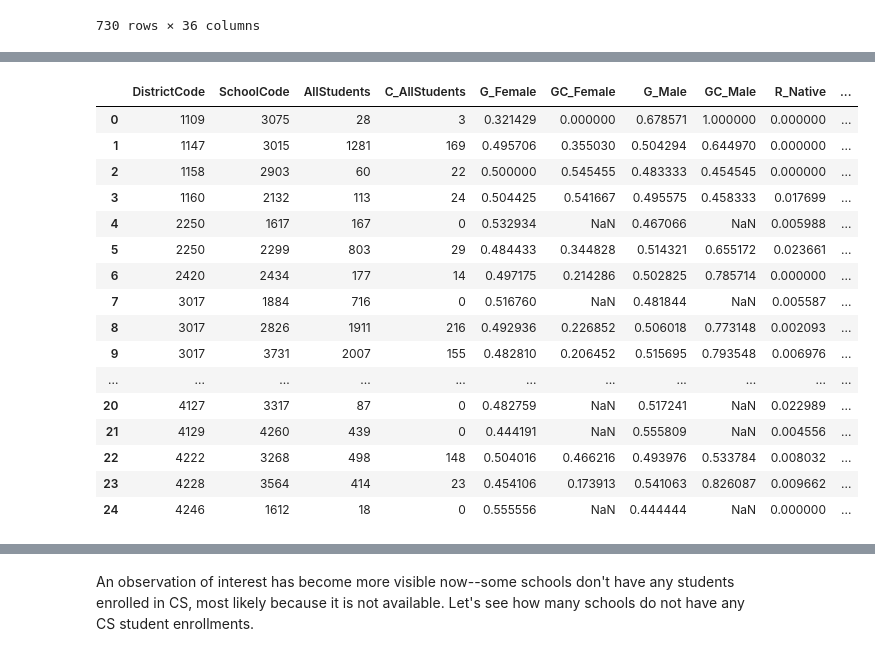
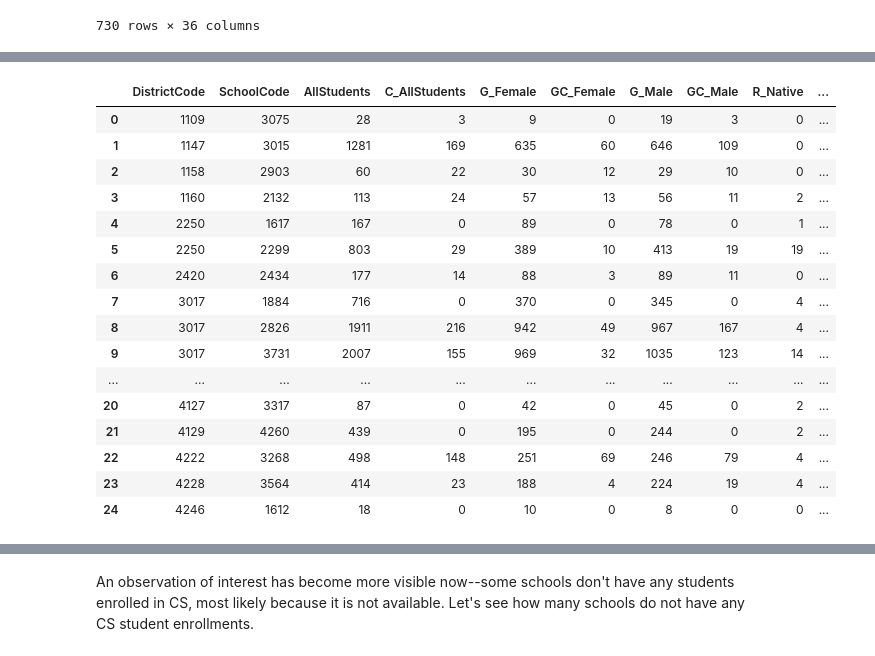
Before and after one commit to brinkbrink/WA_CS, a Jupyter notebook: WACSKeyPredictors.ipynb, the cells around one changed output, grey strips where cells are left out. Saved outputs shown, nothing was run; the diff lists cells and outputs as text; code cells hidden in the pictures.

```diff
--- a/WACSKeyPredictors.ipynb
+++ b/WACSKeyPredictors.ipynb
@@ -713,135 +710,135 @@ synth_school.head(25)
 # %%
-# Calculating probabilities for each school
+# Calculating CS probabilities for each school
 
 
 # Female
 
 def calc_fem_cs_prob(row):
-    return row['GC_Female'] / row['C_AllStudents']
+    return row['GC_Female'] / row['G_Female']
 
-synth_school['GC_Female'] = synth_school.apply(calc_fem_cs_prob, axis=1)
+synth_school['GC_Female_Prob'] = synth_school.apply(calc_fem_cs_prob, axis=1)
 
 # Male
 
 def calc_male_cs_prob(row):
-    return row['GC_Male'] / row['C_AllStudents']
+    return row['GC_Male'] / row['G_Male']
 
-synth_school['GC_Male'] = synth_school.apply(calc_male_cs_prob, axis=1)
+synth_school['GC_Male_Prob'] = synth_school.apply(calc_male_cs_prob, axis=1)
 
 # Native
 
 def calc_native_cs_prob(row):
-    return row['RC_Native'] / row['C_AllStudents']
+    return row['RC_Native'] / row['R_Native']
 
-synth_school['RC_Native'] = synth_school.apply(calc_native_cs_prob, axis=1)
+synth_school['RC_Native_Prob'] = synth_school.apply(calc_native_cs_prob, axis=1)
 
 # Asian
 
 def calc_asian_cs_prob(row):
-    return row['RC_Asian'] / row['C_AllStudents']
+    return row['RC_Asian'] / row['R_Asian']
 
-synth_school['RC_Asian'] = synth_school.apply(calc_asian_cs_prob, axis=1)
+synth_school['RC_Asian_Prob'] = synth_school.apply(calc_asian_cs_prob, axis=1)
 
 # Black
 
 def calc_black_cs_prob(row):
-    return row['RC_Black'] / row['C_AllStudents']
+    return row['RC_Black'] / row['R_Black']
 
-synth_school['RC_Black'] = synth_school.apply(calc_black_cs_prob, axis=1)
+synth_school['RC_Black_Prob'] = synth_school.apply(calc_black_cs_prob, axis=1)
 
 # Hisp_Lat
 
 def calc_hisp_lat_cs_prob(row):
-    return row['RC_Hisp_Lat'] / row['C_AllStudents']
+    return row['RC_Hisp_Lat'] / row['R_Hisp_Lat']
 
-synth_school['RC_Hisp_Lat'] = synth_school.apply(calc_hisp_lat_cs_prob, axis=1)
+synth_school['RC_Hisp_Lat_Prob'] = synth_school.apply(calc_hisp_lat_cs_prob, axis=1)
 
 # HPI
 
 def calc_hpi_cs_prob(row):
-    return row['RC_HPI'] / row['C_AllStudents']
+    return row['RC_HPI'] / row['R_HPI']
 
-synth_school['RC_HPI'] = synth_school.apply(calc_hpi_cs_prob, axis=1)
+synth_school['RC_HPI_Prob'] = synth_school.apply(calc_hpi_cs_prob, axis=1)
 
 # RC_NA
 
 def calc_na_cs_prob(row):
-    return row['RC_NA'] / row['C_AllStudents']
+    return row['RC_NA'] / row['R_NA']
 
-synth_school['RC_NA'] = synth_school.apply(calc_na_cs_prob, axis=1)
+synth_school['RC_NA_Prob'] = synth_school.apply(calc_na_cs_prob, axis=1)
 
 # RC_TwoOrMore
 
 def calc_twoormore_cs_prob(row):
-    return row['RC_TwoOrMore'] / row['C_AllStudents']
+    return row['RC_TwoOrMore'] / row['R_TwoOrMore']
 
-synth_school['RC_TwoOrMore'] = synth_school.apply(calc_twoormore_cs_prob, axis=1)
+synth_school['RC_TwoOrMore_Prob'] = synth_school.apply(calc_twoormore_cs_prob, axis=1)
 
 # White
 
 def calc_white_cs_prob(row):
-    return row['RC_White'] / row['C_AllStudents']
+    return row['RC_White'] / row['R_White']
 
-synth_school['RC_White'] = synth_school.apply(calc_white_cs_prob, axis=1)
+synth_school['RC_White_Prob'] = synth_school.apply(calc_white_cs_prob, axis=1)
 
 # ELL
 
 def calc_ell_cs_prob(row):
-    return row['LC_ELL'] / row['C_AllStudents']
+    return row['LC_ELL'] / row['L_ELL']
 
-synth_school['LC_ELL'] = synth_school.apply(calc_ell_cs_prob, axis=1)
+synth_school['LC_ELL_Prob'] = synth_school.apply(calc_ell_cs_prob, axis=1)
 
 # No ELL
 
 def calc_noell_cs_prob(row):
-    return row['LC_NoELL'] / row['C_AllStudents']
+    return row['LC_NoELL'] / row['L_NoELL']
 
-synth_school['LC_NoELL'] = synth_school.apply(calc_noell_cs_prob, axis=1)
+synth_school['LC_NoELL_Prob'] = synth_school.apply(calc_noell_cs_prob, axis=1)
 
 # Low Income
 
 def calc_lowincome_cs_prob(row):
-    return row['IC_LowIncome'] / row['C_AllStudents']
+    return row['IC_LowIncome'] / row['I_LowIncome']
 
-synth_school['IC_LowIncome'] = synth_school.apply(calc_lowincome_cs_prob, axis=1)
+synth_school['IC_LowIncome_Prob'] = synth_school.apply(calc_lowincome_cs_prob, axis=1)
 
 # No Low Income
 
 def calc_nolow_cs_prob(row):
-    return row['IC_NOLowIncome'] / row['C_AllStudents']
+    return row['IC_NOLowIncome'] / row['I_NoLowIncome']
 
-synth_school['IC_NOLowIncome'] = synth_school.apply(calc_nolow_cs_prob, axis=1)
+synth_school['IC_NOLowIncome_Prob'] = synth_school.apply(calc_nolow_cs_prob, axis=1)
 
 # Disability
 
 def calc_disability_cs_prob(row):
-    return row['DC_Disability'] / row['C_AllStudents']
+    return row['DC_Disability'] / row['D_Disability']
 
-synth_school['DC_Disability'] = synth_school.apply(calc_disability_cs_prob, axis=1)
+synth_school['DC_Disability_Prob'] = synth_school.apply(calc_disability_cs_prob, axis=1)
 
 # No Disability
 
 def calc_nodisability_cs_prob(row):
-    return row['DC_NoDisability'] / row['C_AllStudents']
+    return row['DC_NoDisability'] / row['D_NoDisability']
 
-synth_school['DC_NoDisability'] = synth_school.apply(calc_nodisability_cs_prob, axis=1)
+synth_school['DC_NoDisability_Prob'] = synth_school.apply(calc_nodisability_cs_prob, axis=1)
 
 synth_school.head(25)
 # %% [output]
 |  | DistrictCode | SchoolCode | AllStudents | C_AllStudents | G_Female | GC_Female | G_Male | GC_Male | R_Native | ... |
-| 0 | 1109 | 3075 | 28 | 3 | 0.321429 | 0.000000 | 0.678571 | 1.000000 | 0.000000 | ... |
-| 1 | 1147 | 3015 | 1281 | 169 | 0.495706 | 0.355030 | 0.504294 | 0.644970 | 0.000000 | ... |
-| 2 | 1158 | 2903 | 60 | 22 | 0.500000 | 0.545455 | 0.483333 | 0.454545 | 0.000000 | ... |
-| 3 | 1160 | 2132 | 113 | 24 | 0.504425 | 0.541667 | 0.495575 | 0.458333 | 0.017699 | ... |
-| 4 | 2250 | 1617 | 167 | 0 | 0.532934 | NaN | 0.467066 | NaN | 0.005988 | ... |
-| 5 | 2250 | 2299 | 803 | 29 | 0.484433 | 0.344828 | 0.514321 | 0.655172 | 0.023661 | ... |
-| 6 | 2420 | 2434 | 177 | 14 | 0.497175 | 0.214286 | 0.502825 | 0.785714 | 0.000000 | ... |
-| 7 | 3017 | 1884 | 716 | 0 | 0.516760 | NaN | 0.481844 | NaN | 0.005587 | ... |
-| 8 | 3017 | 2826 | 1911 | 216 | 0.492936 | 0.226852 | 0.506018 | 0.773148 | 0.002093 | ... |
-| 9 | 3017 | 3731 | 2007 | 155 | 0.482810 | 0.206452 | 0.515695 | 0.793548 | 0.006976 | ... |
+| 0 | 1109 | 3075 | 28 | 3 | 9 | 0 | 19 | 3 | 0 | ... |
+| 1 | 1147 | 3015 | 1281 | 169 | 635 | 60 | 646 | 109 | 0 | ... |
+| 2 | 1158 | 2903 | 60 | 22 | 30 | 12 | 29 | 10 | 0 | ... |
+| 3 | 1160 | 2132 | 113 | 24 | 57 | 13 | 56 | 11 | 2 | ... |
+| 4 | 2250 | 1617 | 167 | 0 | 89 | 0 | 78 | 0 | 1 | ... |
+| 5 | 2250 | 2299 | 803 | 29 | 389 | 10 | 413 | 19 | 19 | ... |
+| 6 | 2420 | 2434 | 177 | 14 | 88 | 3 | 89 | 11 | 0 | ... |
+| 7 | 3017 | 1884 | 716 | 0 | 370 | 0 | 345 | 0 | 4 | ... |
+| 8 | 3017 | 2826 | 1911 | 216 | 942 | 49 | 967 | 167 | 4 | ... |
+| 9 | 3017 | 3731 | 2007 | 155 | 969 | 32 | 1035 | 123 | 14 | ... |
 | ... | ... | ... | ... | ... | ... | ... | ... | ... | ... | ... |
-| 20 | 4127 | 3317 | 87 | 0 | 0.482759 | NaN | 0.517241 | NaN | 0.022989 | ... |
-| 21 | 4129 | 4260 | 439 | 0 | 0.444191 | NaN | 0.555809 | NaN | 0.004556 | ... |
-| 22 | 4222 | 3268 | 498 | 148 | 0.504016 | 0.466216 | 0.493976 | 0.533784 | 0.008032 | ... |
-| 23 | 4228 | 3564 | 414 | 23 | 0.454106 | 0.173913 | 0.541063 | 0.826087 | 0.009662 | ... |
-| 24 | 4246 | 1612 | 18 | 0 | 0.555556 | NaN | 0.444444 | NaN | 0.000000 | ... |
+| 20 | 4127 | 3317 | 87 | 0 | 42 | 0 | 45 | 0 | 2 | ... |
+| 21 | 4129 | 4260 | 439 | 0 | 195 | 0 | 244 | 0 | 2 | ... |
+| 22 | 4222 | 3268 | 498 | 148 | 251 | 69 | 246 | 79 | 4 | ... |
+| 23 | 4228 | 3564 | 414 | 23 | 188 | 4 | 224 | 19 | 4 | ... |
+| 24 | 4246 | 1612 | 18 | 0 | 10 | 0 | 8 | 0 | 0 | ... |
```
Also changed, not shown: parts of 56 cells of this notebook.
